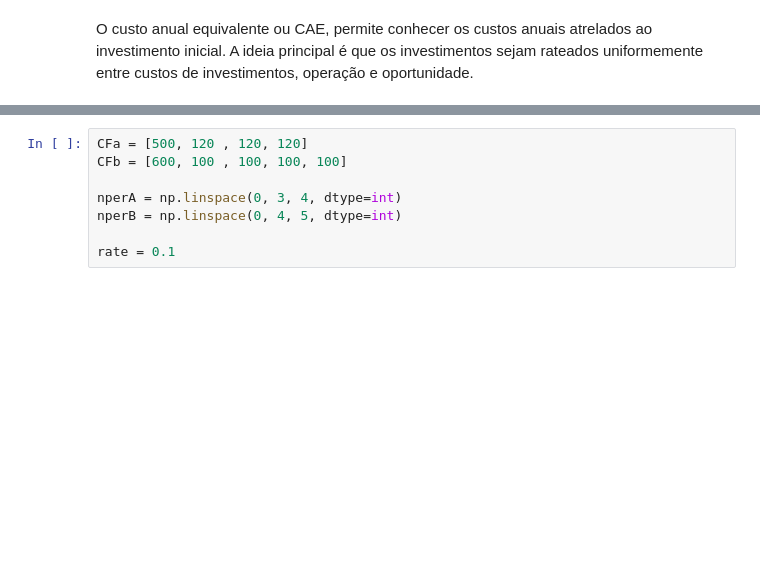
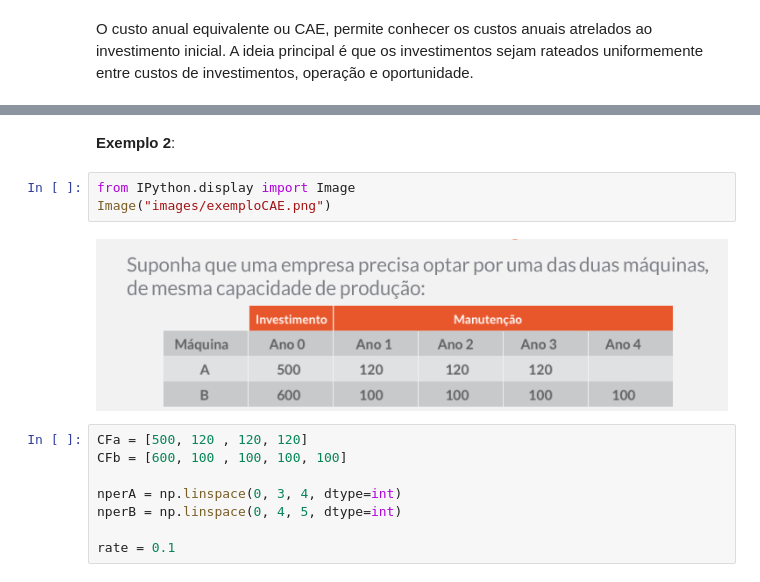
Before and after one commit to levisouuza/engenharia-economica-python, a Jupyter notebook: 7.Ferramentas de Aval.Investimentos.ipynb, the cells around one changed output, grey strips where cells are left out. Cells and saved outputs as stored; diff of their text form; blank space fills up the shorter version.

Commit message:
fixed bugs images

```diff
--- a/7.Ferramentas de Aval.Investimentos.ipynb
+++ b/7.Ferramentas de Aval.Investimentos.ipynb
@@ -88,3 +84,10 @@ O custo anual equivalente ou CAE, permite conhecer os custos anuais atrelados ao
+# %% [markdown]
+**Exemplo 2**:
+# %%
+from IPython.display import Image
+Image("images/exemploCAE.png")
+# %% [output]
+[figure, added]
 # %%
 CFa = [500, 120 , 120, 120]
 CFb = [600, 100 , 100, 100, 100]
```
Also changed, not shown: parts of 1 cell of this notebook, 1 other file.
